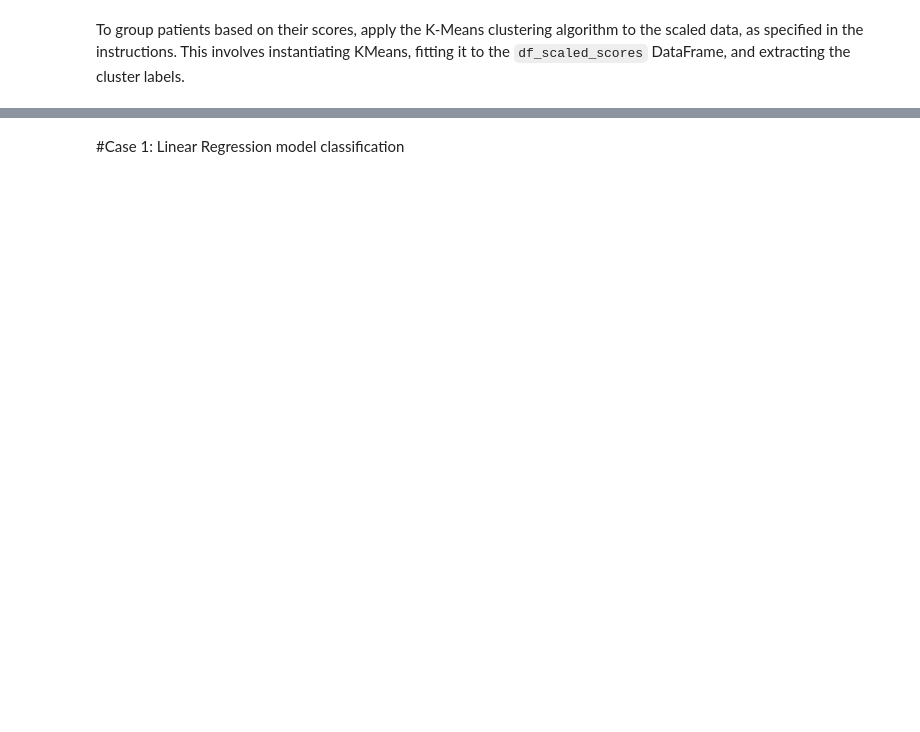
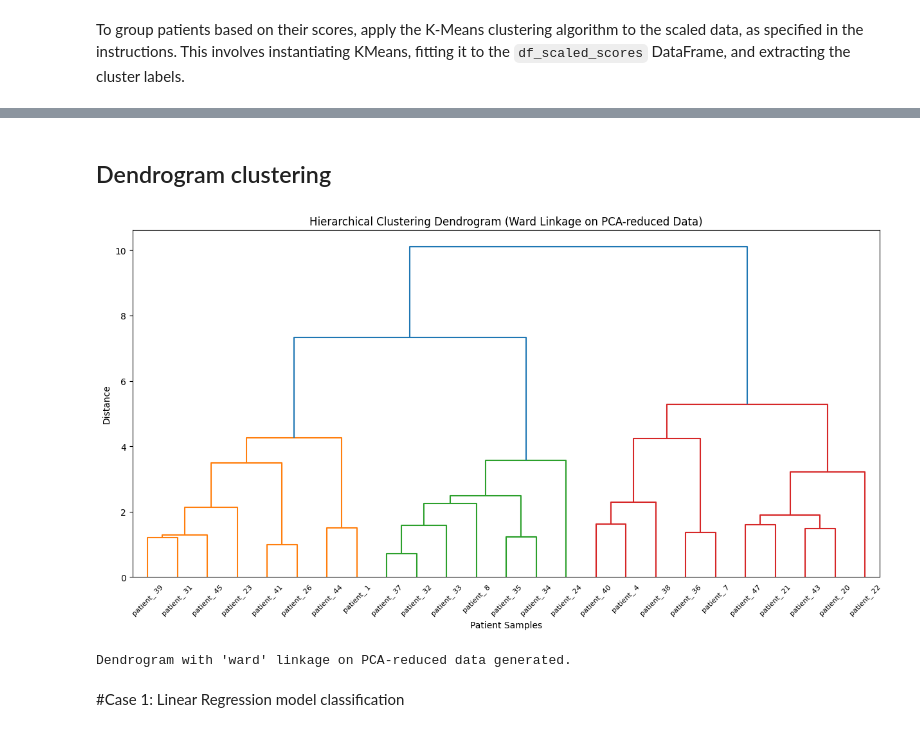
Before and after one commit to TAUforPython/TMS-pain-analysis, a Jupyter notebook: ML_TMS_pain_analysis.ipynb, the cells around one changed output, grey strips where cells are left out. Saved outputs shown, nothing was run; the diff lists cells and outputs as text; code cells hidden in the pictures; blank space fills up the shorter version.

```diff
--- a/ML_TMS_pain_analysis.ipynb
+++ b/ML_TMS_pain_analysis.ipynb
@@ -476,3 +472,31 @@ array([0.36600695, 0.24834564])
+# %% [markdown]
+## Dendrogram clustering
+# %%
+from scipy.cluster.hierarchy import dendrogram, linkage
+
+# Get patient_ids for labeling the dendrogram
+# Use patient_ids from clean_patients, as df_scaled_scores is derived from it
+patient_ids_for_dendrogram = clean_patients.index.map(raw_data['patient_id']).tolist()
+
+# Generate the linkage matrix using 'ward' method on the PCA-reduced data
+linked_ward_pca = linkage(df_scaled_scores, method='ward')
+
+plt.figure(figsize=(15, 7))
+dendrogram(linked_ward_pca,
+           orientation='top',
+           labels=patient_ids_for_dendrogram,
+           distance_sort='descending',
+           show_leaf_counts=True,
+           leaf_font_size=8)
+plt.title('Hierarchical Clustering Dendrogram (Ward Linkage on PCA-reduced Data)')
+plt.xlabel('Patient Samples')
+plt.ylabel('Distance')
+plt.show()
+
+print("Dendrogram with 'ward' linkage on PCA-reduced data generated.")
+# %% [output]
+[figure, added]
+Dendrogram with 'ward' linkage on PCA-reduced data generated.
 # %% [markdown]
 #Case 1: Linear Regression model classification
 # %%
```
Also changed, not shown: parts of 63 cells of this notebook.
